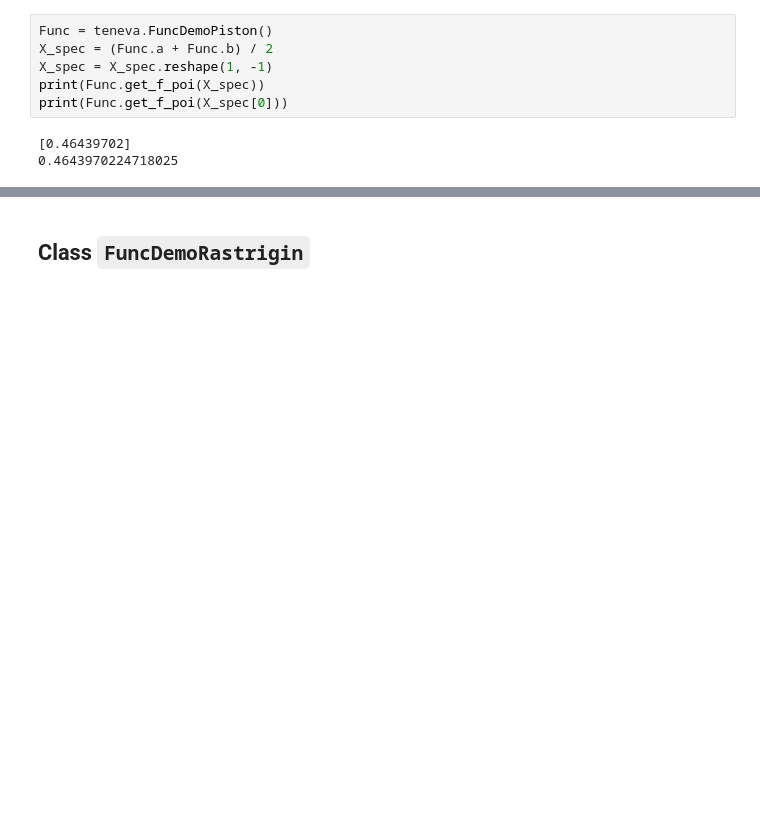
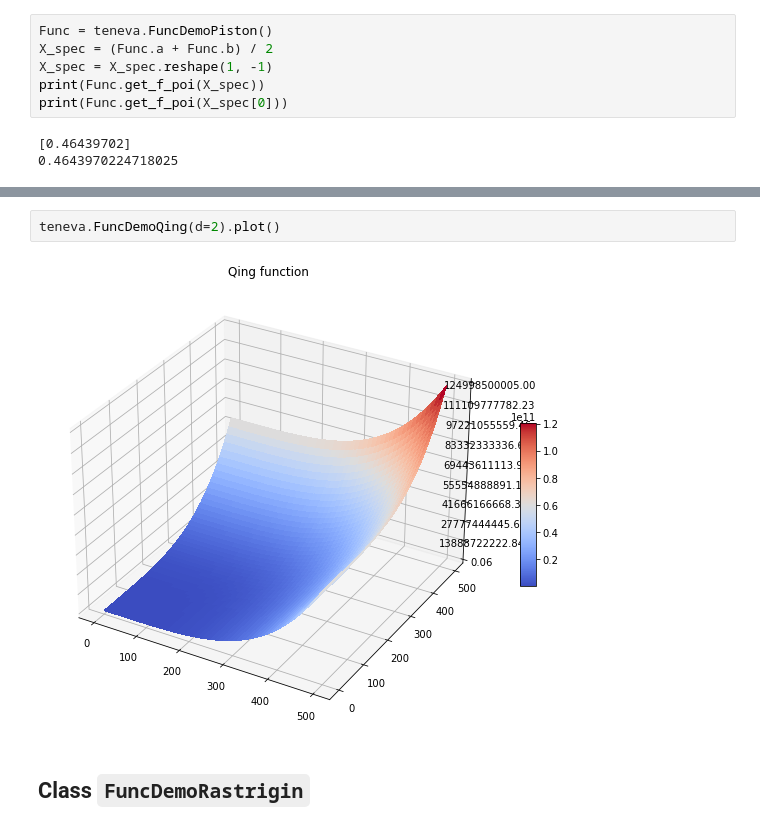
Before and after one commit to AndreiChertkov/teneva, a Jupyter notebook: demo/func_demo.ipynb, the cells around one changed output, grey strips where cells are left out. Drawn from its saved outputs; the diff is of its cells as text; blank space fills up the shorter version.

```diff
--- a/demo/func_demo.ipynb
+++ b/demo/func_demo.ipynb
@@ -139,3 +223,7 @@ print(Func.get_f_poi(X_spec[0]))
+# %%
+teneva.FuncDemoQing(d=2).plot()
+# %% [output]
+[figure, added]
 # %% [markdown]
 ## Class `FuncDemoRastrigin`
 # %% [markdown]
```
Also changed, not shown: parts of 16 cells of this notebook, 10 other files.
